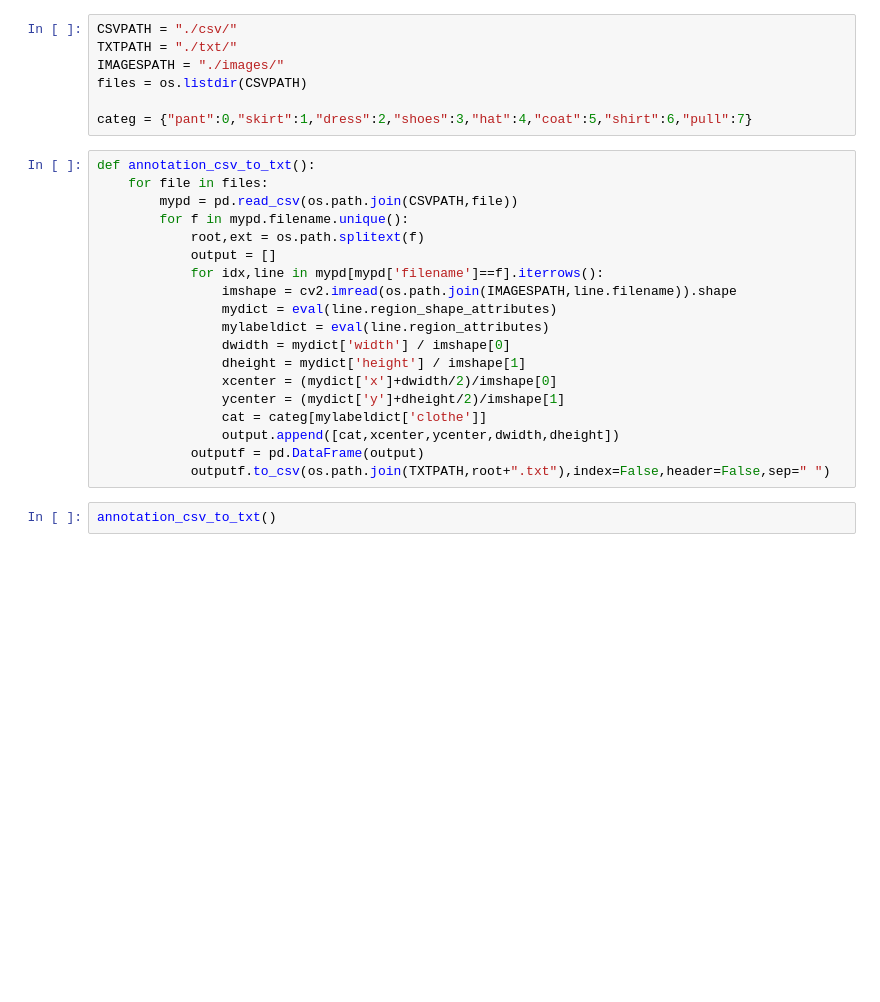
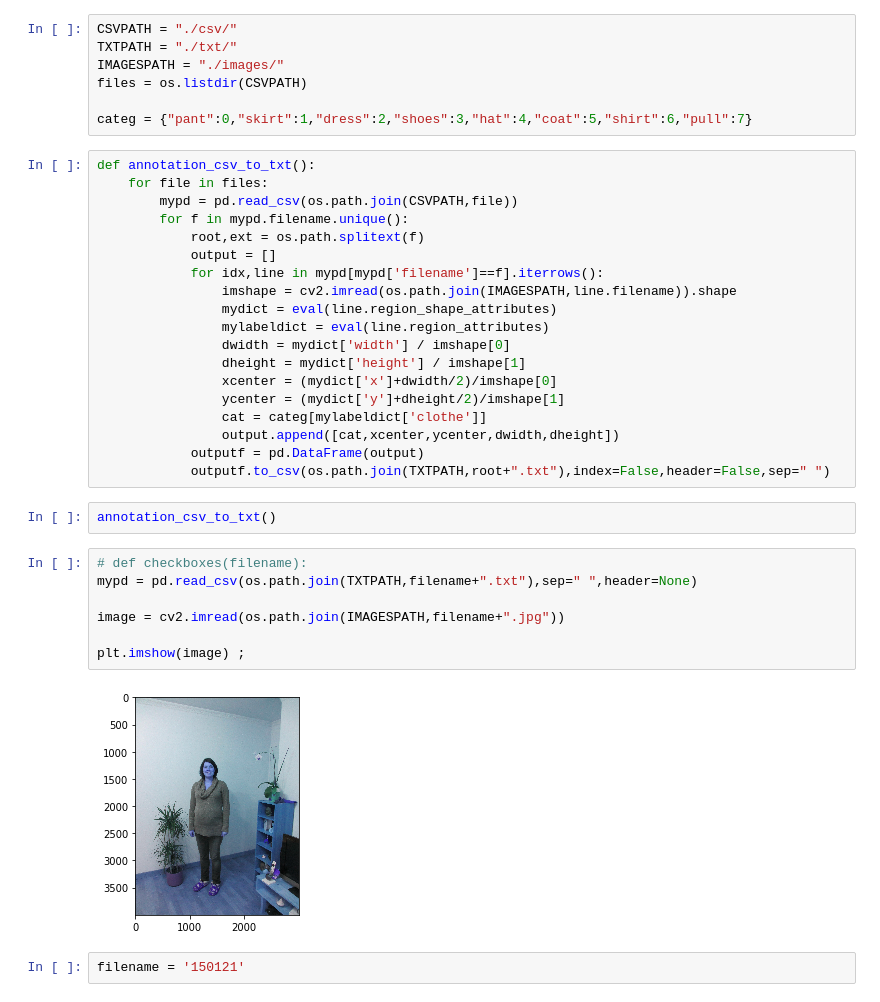
Before and after one commit to JeanMILPIED/python_lab_project, a Jupyter notebook: annotations_csv_to_txt.ipynb, the cells around one changed output. Drawn from its saved outputs; the diff is of its cells as text; blank space fills up the shorter version.

```diff
--- a/annotations_csv_to_txt.ipynb
+++ b/annotations_csv_to_txt.ipynb
@@ -30,3 +31,14 @@ def annotation_csv_to_txt():
             outputf.to_csv(os.path.join(TXTPATH,root+".txt"),index=False,header=False,sep=" ")
 # %%
 annotation_csv_to_txt()
+# %%
+# def checkboxes(filename):
+mypd = pd.read_csv(os.path.join(TXTPATH,filename+".txt"),sep=" ",header=None)
+
+image = cv2.imread(os.path.join(IMAGESPATH,filename+".jpg"))
+
+plt.imshow(image) ;
+# %% [output]
+[figure, added]
+# %%
+filename = '150121'
```
Also changed, not shown: parts of 2 cells of this notebook.
